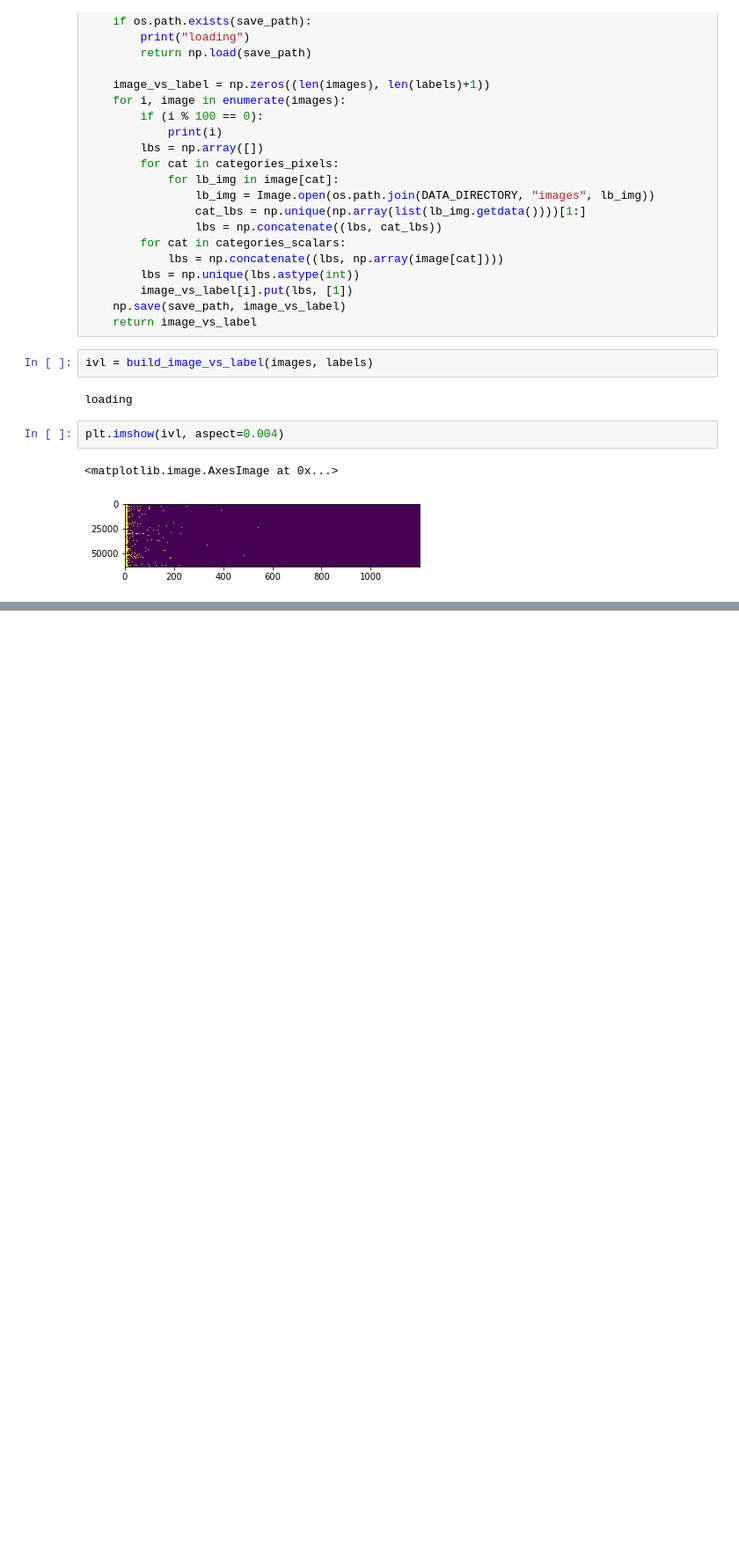
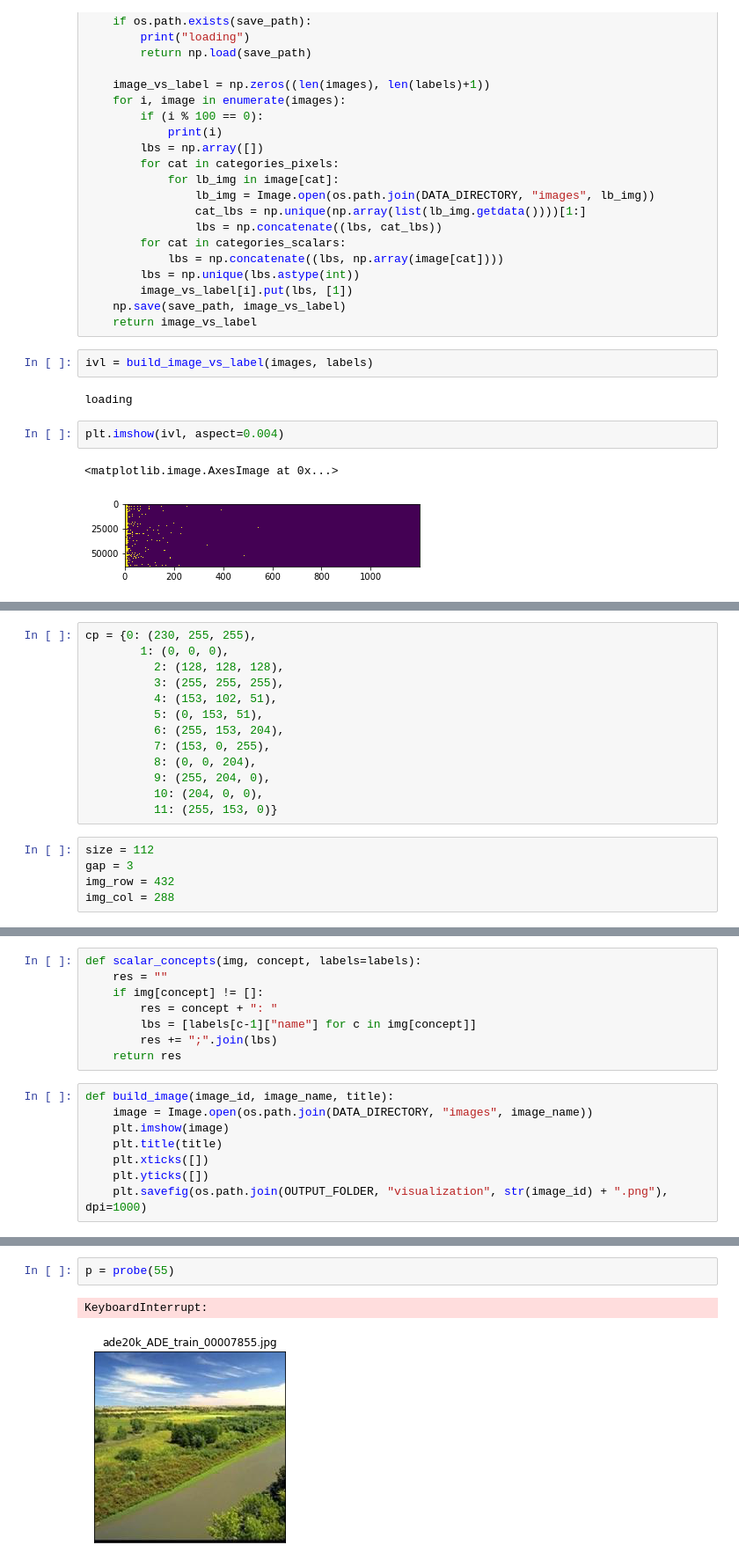
Before and after one commit to LC1905/ENL_NetDissect, a Jupyter notebook: visualization.ipynb, the cells around one changed output, grey strips where cells are left out. Shown at 88% size. Cells and saved outputs as stored; diff of their text form; blank space fills up the shorter version.

Commit message:
visualization part1

```diff
--- a/visualization.ipynb
+++ b/visualization.ipynb
@@ -130,0 +162,18 @@ plt.imshow(ivl, aspect=0.004)
+# %%
+cp = {0: (230, 255, 255),
+        1: (0, 0, 0),
+          2: (128, 128, 128),
+          3: (255, 255, 255),
+          4: (153, 102, 51),
+          5: (0, 153, 51),
+          6: (255, 153, 204),
+          7: (153, 0, 255),
+          8: (0, 0, 204),
+          9: (255, 204, 0),
+          10: (204, 0, 0),
+          11: (255, 153, 0)}
+# %%
+size = 112
+gap = 3
+img_row = 432
+img_col = 288
@@ -130,0 +222,16 @@ plt.imshow(ivl, aspect=0.004)
+# %%
+def scalar_concepts(img, concept, labels=labels):
+    res = ""
+    if img[concept] != []:
+        res = concept + ": "
+        lbs = [labels[c-1]["name"] for c in img[concept]]
+        res += ";".join(lbs)
+    return res
+# %%
+def build_image(image_id, image_name, title):
+    image = Image.open(os.path.join(DATA_DIRECTORY, "images", image_name))
+    plt.imshow(image)
+    plt.title(title)
+    plt.xticks([])
+    plt.yticks([])
+    plt.savefig(os.path.join(OUTPUT_FOLDER, "visualization", str(image_id) + ".png"), dpi=1000)
@@ -130,0 +294,5 @@ plt.imshow(ivl, aspect=0.004)
+# %%
+p = probe(55)
+# %% [output]
+KeyboardInterrupt:
+[figure, added]
```
Also changed, not shown: parts of 8 cells of this notebook.
